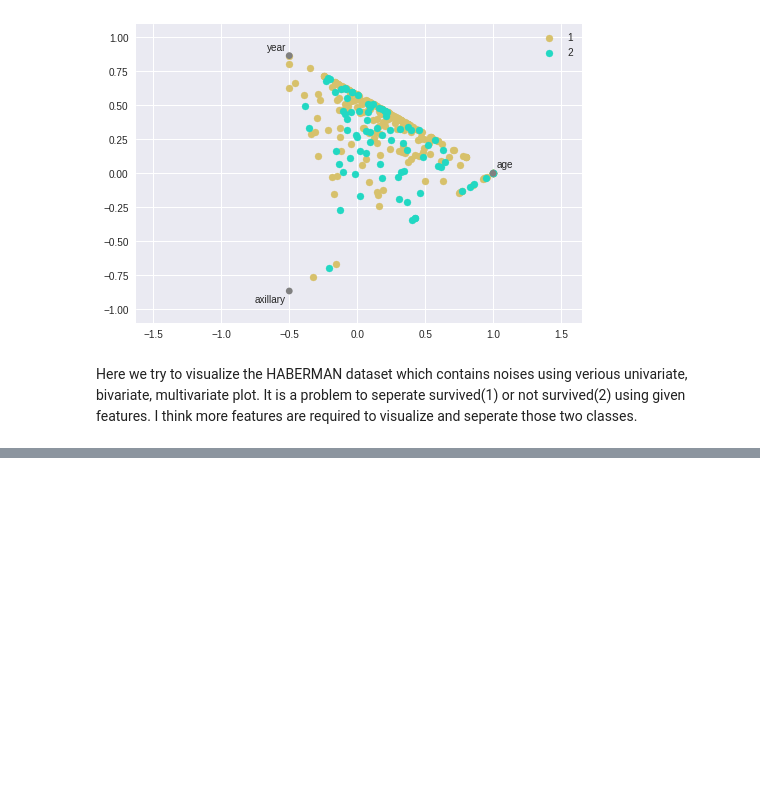
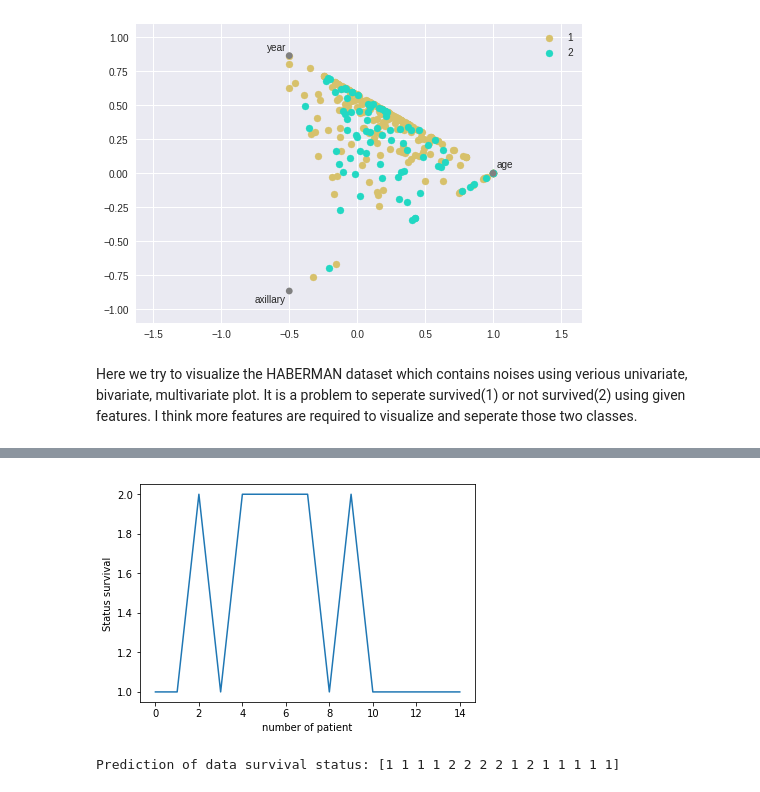
Before and after one commit to SUBHAMd13/COLLEGE-PROJECTS, a Jupyter notebook: HABERMAN SURVIVAL DATASET/HABERMAN SURVIVAL DATASET.ipynb, the cells around one changed output, grey strips where cells are left out. Saved outputs shown, nothing was run; the diff lists cells and outputs as text; code cells hidden in the pictures; blank space fills up the shorter version.

```diff
--- a/HABERMAN SURVIVAL DATASET/HABERMAN SURVIVAL DATASET.ipynb
+++ b/HABERMAN SURVIVAL DATASET/HABERMAN SURVIVAL DATASET.ipynb
@@ -293,0 +325,8 @@ Here we try to visualize the HABERMAN dataset which contains noises using veriou
+# %%
+array = haberman.values
+X = array[:,:3]
+Y = array[:,3]
+validation_size = 0.30
+seed = 10
+X_train, X_validation, Y_train, Y_validation = cross_validation.train_test_split(X, Y,
+test_size=validation_size, random_state=seed)
@@ -293,0 +551,12 @@ Here we try to visualize the HABERMAN dataset which contains noises using veriou
+# %%
+plt.plot(prediction_nb)
+plt.ylabel('Status survival')
+plt.xlabel('number of patient')
+plt.show()
+# %% [output]
+[figure, added]
+# %%
+prediction_lr = lr.predict(df)
+print("Prediction of data survival status: {}".format(prediction_lr))
+# %% [output]
+Prediction of data survival status: [1 1 1 1 2 2 2 2 1 2 1 1 1 1 1]
```
Also changed, not shown: parts of 32 cells of this notebook.
